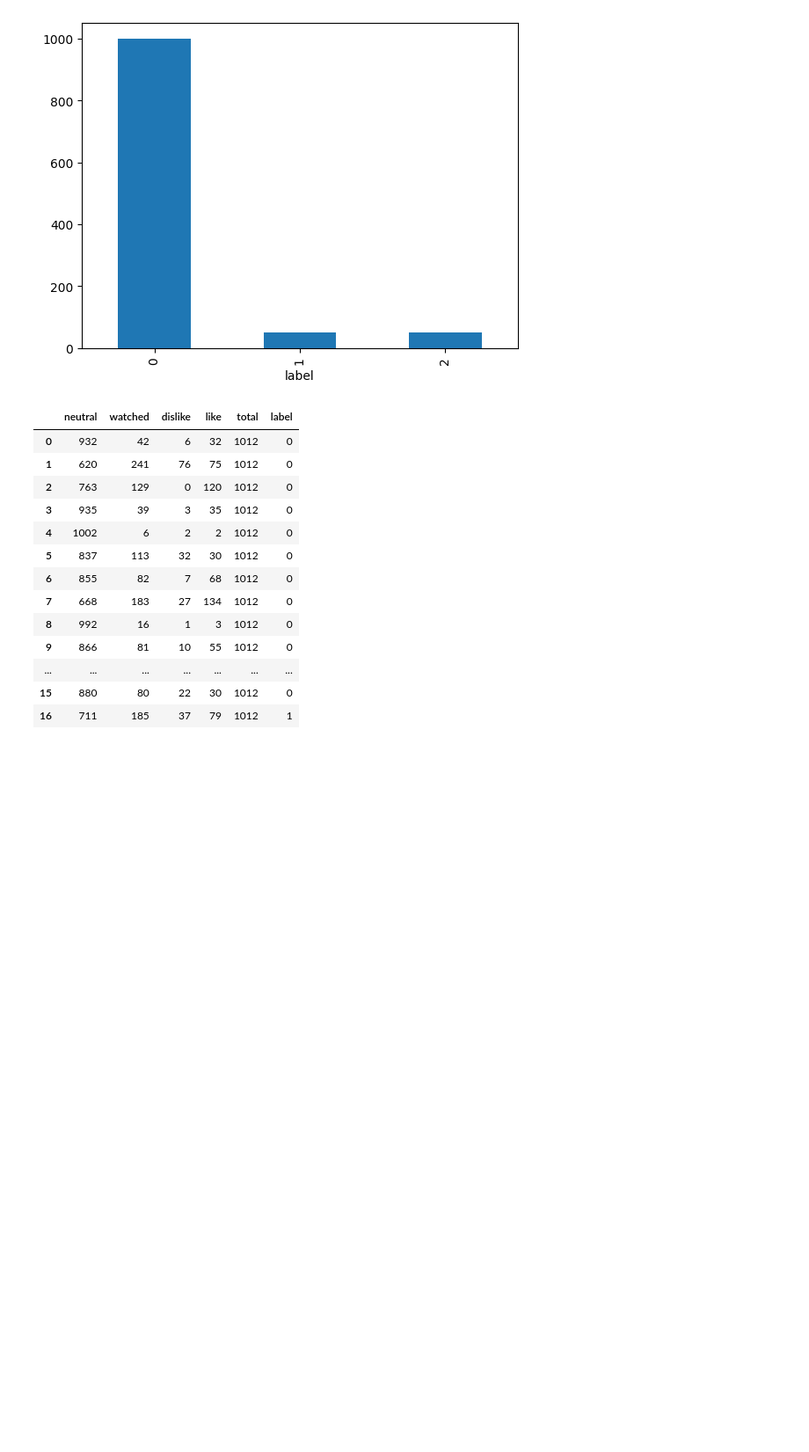
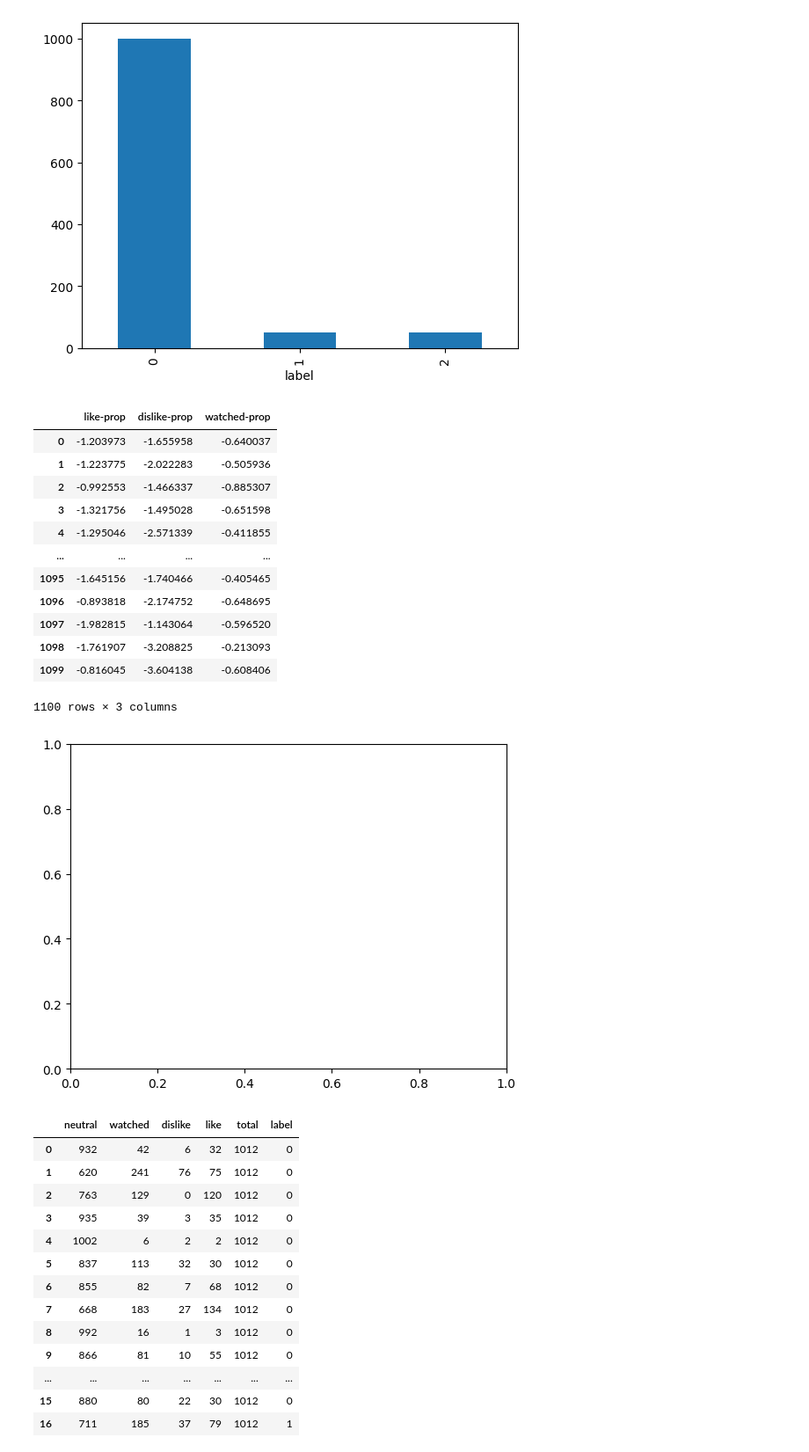
Before and after one commit to JET2001/cs421-project, a Jupyter notebook: jon/week10/baseline/eda-and-baseline.ipynb, the cells around one changed output. Shown at 88% size. Saved outputs shown, nothing was run; the diff lists cells and outputs as text; code cells hidden in the pictures; blank space fills up the shorter version.

```diff
--- a/jon/week10/baseline/eda-and-baseline.ipynb
+++ b/jon/week10/baseline/eda-and-baseline.ipynb
@@ -56,6 +84,23 @@ Name: count, dtype: int64
 | 19 | 1119 | 10.0 | 10.0 | 0.0 | -10.0 | 0.0 | 0.0 | 0.0 | 0.0 | 0.0 | ... | ... |
 20 rows × 1014 columns
 [figure]
+# %%
+load_normal_week1_users()
+# %% [output]
+|  | like-prop | dislike-prop | watched-prop |
+| 0 | -1.203973 | -1.655958 | -0.640037 |
+| 1 | -1.223775 | -2.022283 | -0.505936 |
+| 2 | -0.992553 | -1.466337 | -0.885307 |
+| 3 | -1.321756 | -1.495028 | -0.651598 |
+| 4 | -1.295046 | -2.571339 | -0.411855 |
+| ... | ... | ... | ... |
+| 1095 | -1.645156 | -1.740466 | -0.405465 |
+| 1096 | -0.893818 | -2.174752 | -0.648695 |
+| 1097 | -1.982815 | -1.143064 | -0.596520 |
+| 1098 | -1.761907 | -3.208825 | -0.213093 |
+| 1099 | -0.816045 | -3.604138 | -0.608406 |
+1100 rows × 3 columns
+[figure, added]
 # %%
 def aggregate_user_ratings(df):
     df = copy.deepcopy(df)
```
Also changed, not shown: parts of 8 cells of this notebook.
